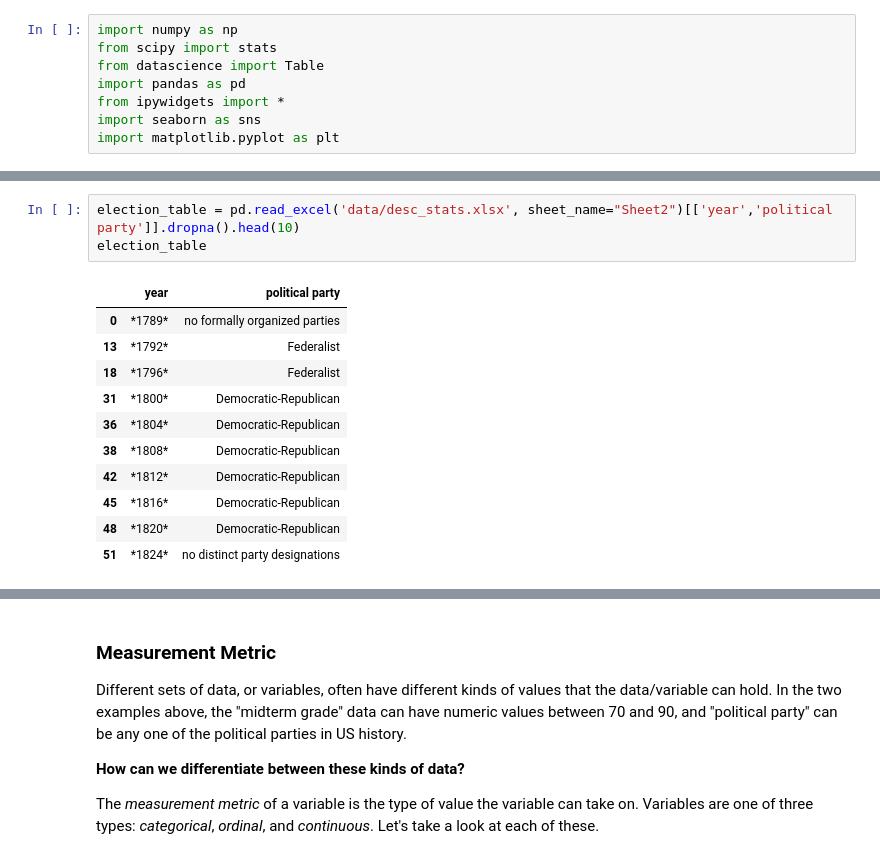
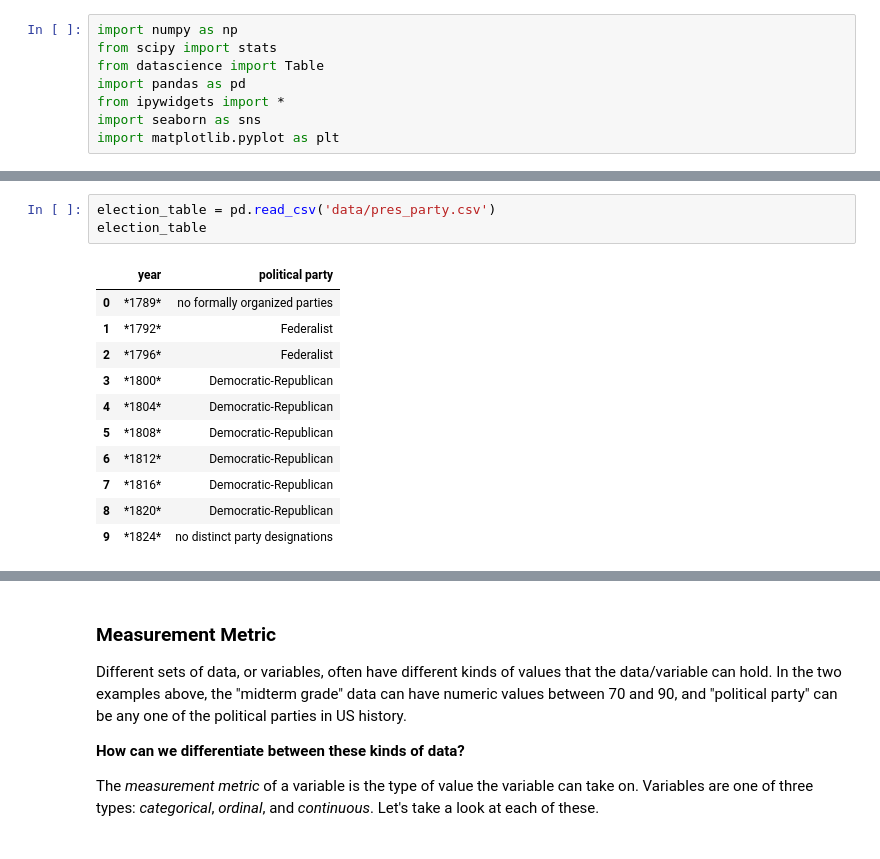
Before and after one commit to ds-modules/POLSCI-3, a Jupyter notebook: beta materials/Lecture_H_NB_1.ipynb, the cells around one changed output, grey strips where cells are left out. Cells and saved outputs as stored; diff of their text form.

```diff
--- a/beta materials/Lecture_H_NB_1.ipynb
+++ b/beta materials/Lecture_H_NB_1.ipynb
@@ -47,19 +47,19 @@ grade_table
 ... (290 rows omitted)
-# %%
-election_table = pd.read_excel('data/desc_stats.xlsx', sheet_name="Sheet2")[['year','political party']].dropna().head(10)
-election_table
-# %% [output]
-|  | year | political party |
-| 0 | *1789* | no formally organized parties |
-| 13 | *1792* | Federalist |
-| 18 | *1796* | Federalist |
-| 31 | *1800* | Democratic-Republican |
-| 36 | *1804* | Democratic-Republican |
-| 38 | *1808* | Democratic-Republican |
-| 42 | *1812* | Democratic-Republican |
-| 45 | *1816* | Democratic-Republican |
-| 48 | *1820* | Democratic-Republican |
-| 51 | *1824* | no distinct party designations |
+# %%
+election_table = pd.read_csv('data/pres_party.csv')
+election_table
+# %% [output]
+|  | year | political party |
+| 0 | *1789* | no formally organized parties |
+| 1 | *1792* | Federalist |
+| 2 | *1796* | Federalist |
+| 3 | *1800* | Democratic-Republican |
+| 4 | *1804* | Democratic-Republican |
+| 5 | *1808* | Democratic-Republican |
+| 6 | *1812* | Democratic-Republican |
+| 7 | *1816* | Democratic-Republican |
+| 8 | *1820* | Democratic-Republican |
+| 9 | *1824* | no distinct party designations |
 # %%
 %matplotlib inline
 ord_vals = ['Like','Like Somewhat','Neutral','Dislike Somewhat','Dislike']
```
Also changed, not shown: parts of 3 cells of this notebook.
